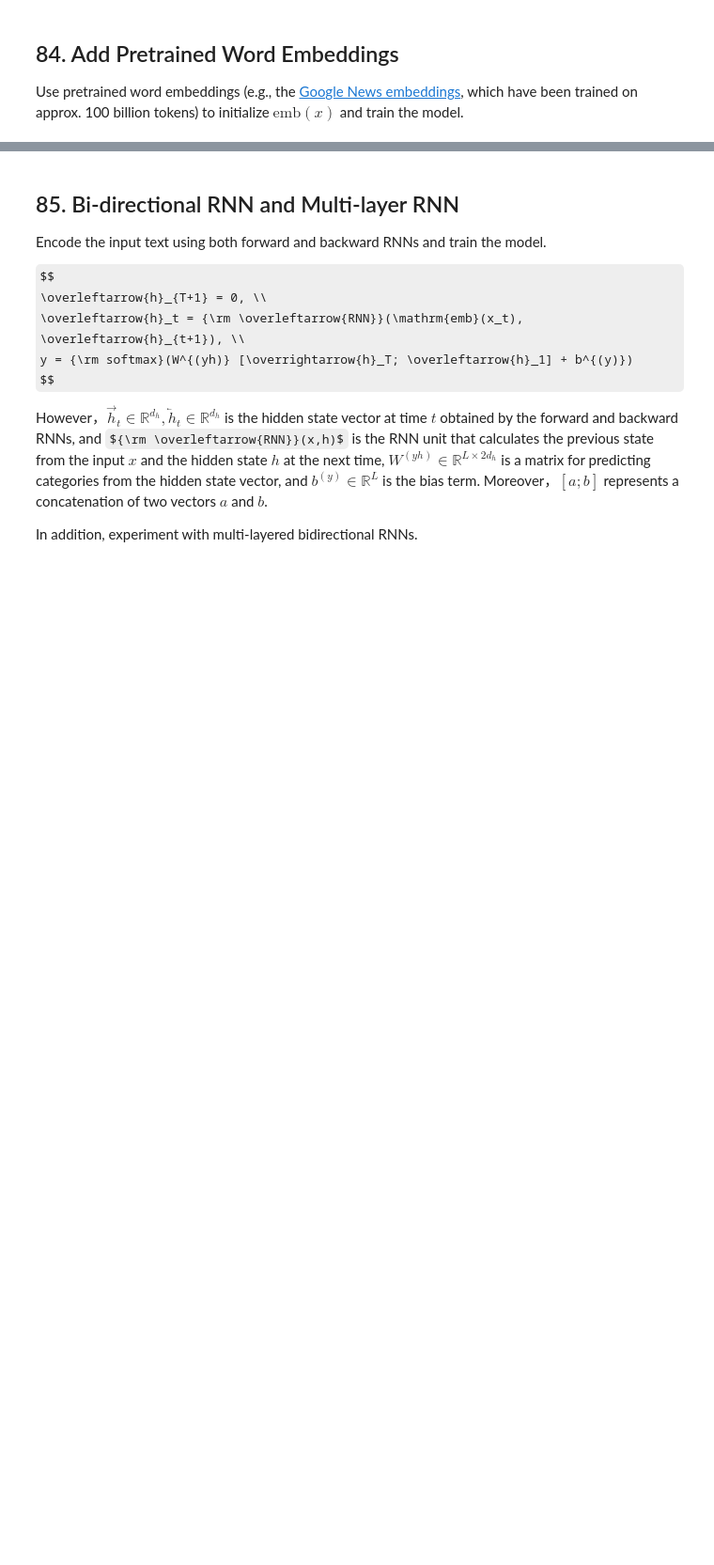
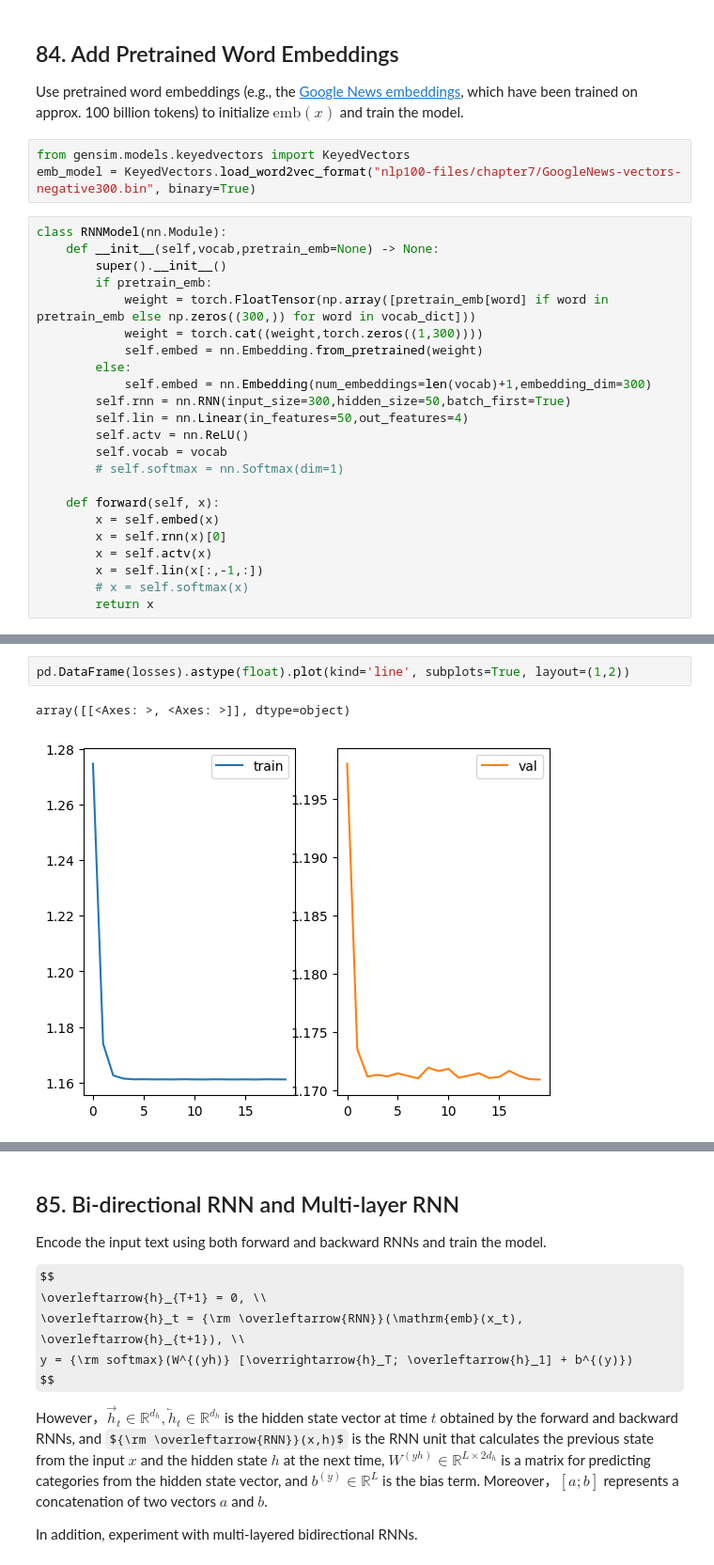
Before and after one commit to rizstwn/llm-learning, a Jupyter notebook: nlp-hundred-exercise.ipynb, the cells around one changed output, grey strips where cells are left out. Shown at 94% size. Drawn from its saved outputs; the diff is of its cells as text; some formulas as TeX source; blank space fills up the shorter version.

Commit message:
finish chapter 9

```diff
--- a/nlp-hundred-exercise.ipynb
+++ b/nlp-hundred-exercise.ipynb
@@ -2726,3 +2726,29 @@ array([[<Axes: >, <Axes: >]], dtype=object)
 ## 84. Add Pretrained Word Embeddings
 
 Use pretrained word embeddings (e.g., the [Google News embeddings](https://drive.google.com/file/d/0B7XkCwpI5KDYNlNUTTlSS21pQmM/edit?usp=sharing), which have been trained on approx. 100 billion tokens) to initialize $\mathrm{emb}(x)$ and train the model.
+# %%
+from gensim.models.keyedvectors import KeyedVectors
+emb_model = KeyedVectors.load_word2vec_format("nlp100-files/chapter7/GoogleNews-vectors-negative300.bin", binary=True)
+# %%
+class RNNModel(nn.Module):
+    def __init__(self,vocab,pretrain_emb=None) -> None:
+        super().__init__()
+        if pretrain_emb:
+            weight = torch.FloatTensor(np.array([pretrain_emb[word] if word in pretrain_emb else np.zeros((300,)) for word in vocab_dict]))
+            weight = torch.cat((weight,torch.zeros((1,300))))
+            self.embed = nn.Embedding.from_pretrained(weight)
+        else:
+            self.embed = nn.Embedding(num_embeddings=len(vocab)+1,embedding_dim=300)
+        self.rnn = nn.RNN(input_size=300,hidden_size=50,batch_first=True)
+        self.lin = nn.Linear(in_features=50,out_features=4)
+        self.actv = nn.ReLU()
+        self.vocab = vocab
+        # self.softmax = nn.Softmax(dim=1)
+
+    def forward(self, x):
+        x = self.embed(x)
+        x = self.rnn(x)[0]
+        x = self.actv(x)
+        x = self.lin(x[:,-1,:])
+        # x = self.softmax(x)
+        return x
@@ -2728,0 +2822,5 @@ Use pretrained word embeddings (e.g., the [Google News embeddings](https://drive
+# %%
+pd.DataFrame(losses).astype(float).plot(kind='line', subplots=True, layout=(1,2))
+# %% [output]
+array([[<Axes: >, <Axes: >]], dtype=object)
+[figure, added]
```
Also changed, not shown: parts of 26 cells of this notebook.
